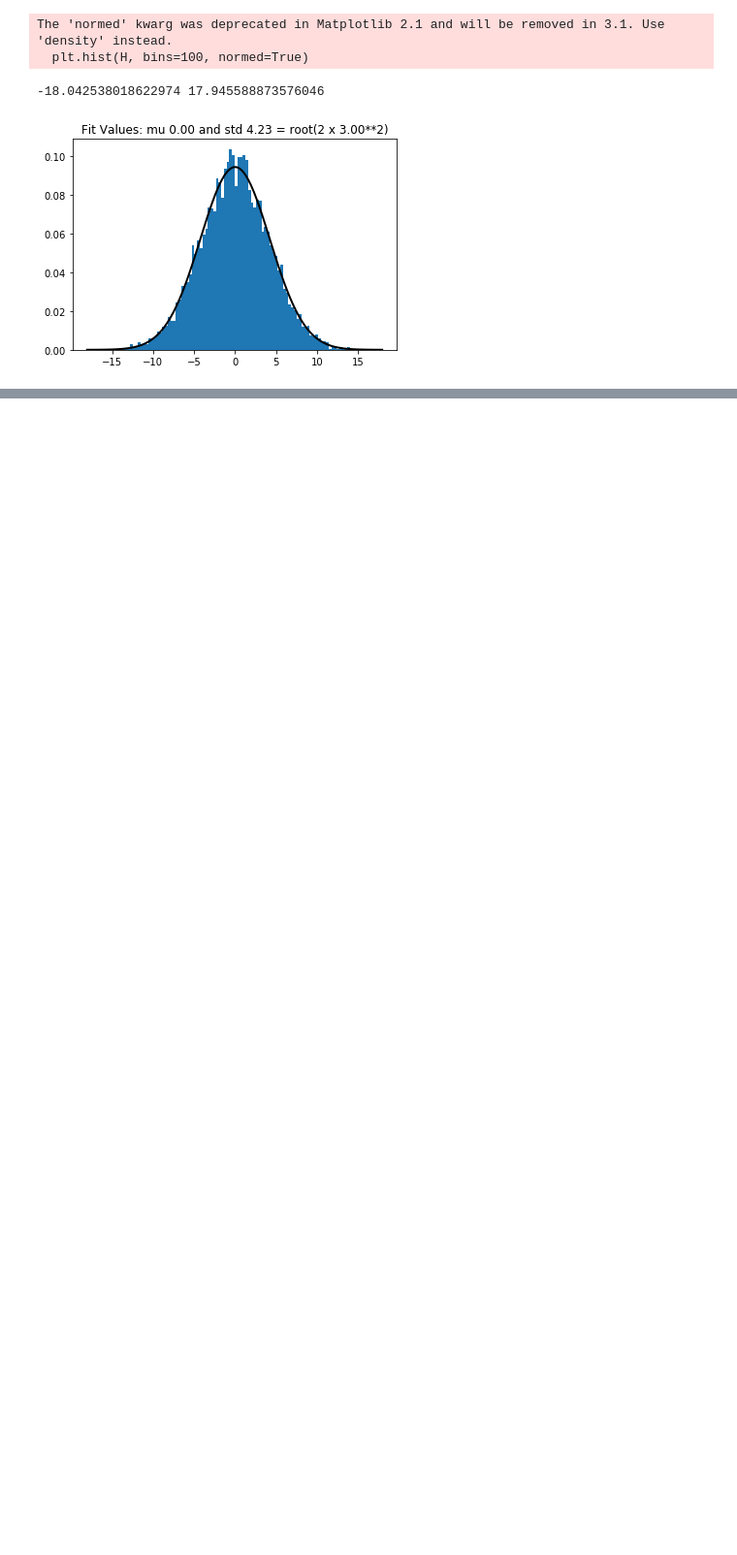
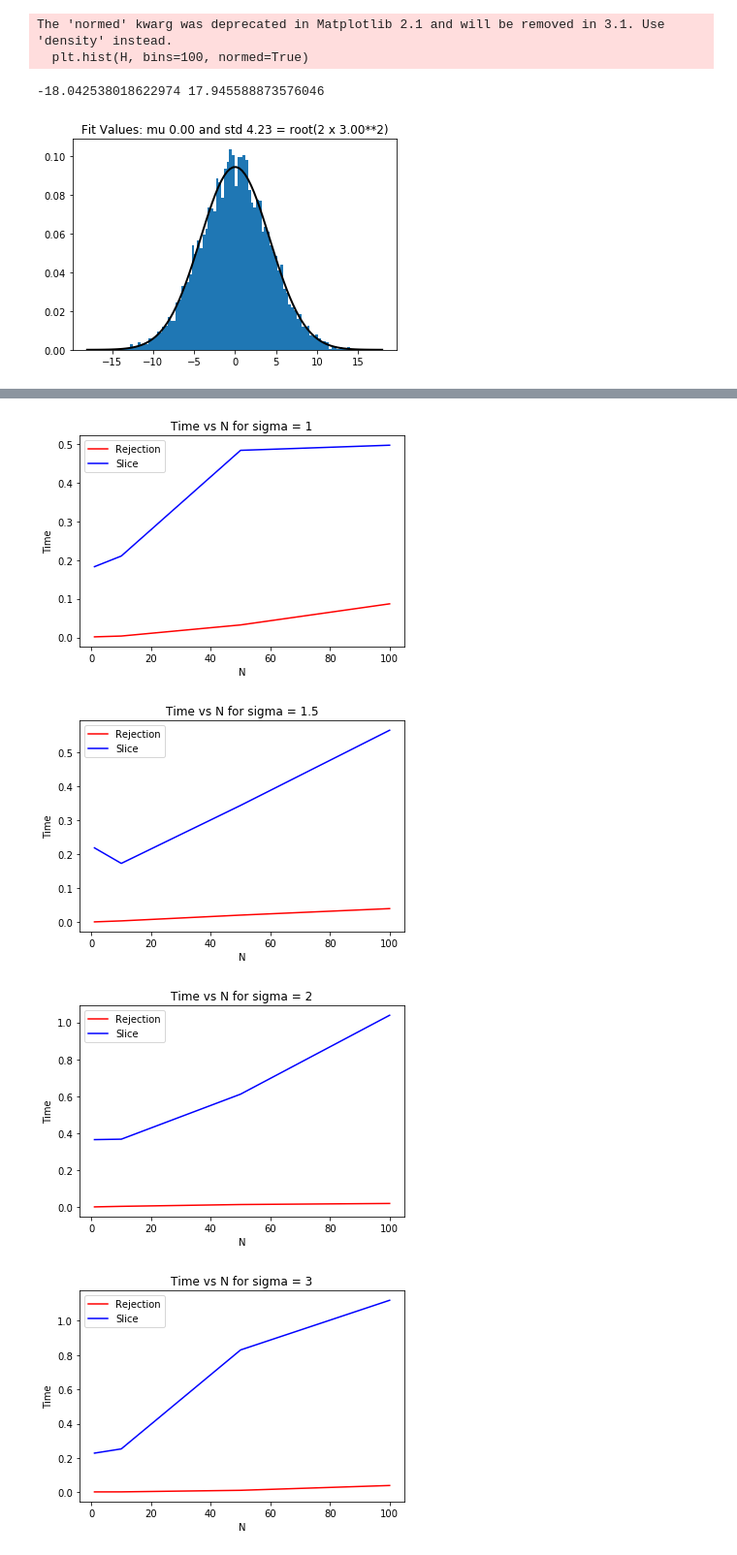
Before and after one commit to Artim436/stage1A, a Jupyter notebook: third_project/test_rejec.ipynb, the cells around one changed output, grey strips where cells are left out. Shown: that part at 97% size. Saved outputs shown, nothing was run; the diff lists cells and outputs as text; code cells hidden in the pictures; blank space fills up the shorter version.

```diff
--- a/third_project/test_rejec.ipynb
+++ b/third_project/test_rejec.ipynb
@@ -426,0 +392,31 @@ plt.show()
+# %%
+SIGMA = [1, 1.5, 2, 3, 5]
+N = [1, 10, 50, 100]
+
+def time_slice(s, n):
+    s2 = time.time()
+    R = _sample_parameter_r(n, 2, s)
+    e2 = time.time()
+    return e2-s2
+
+def time_reject(s,n):
+    s1 = time.time()
+    R2 = rejection_sampling_final(s, n)
+    e1 = time.time()
+    return e1 - s1
+
+for sig in SIGMA:
+    A = [time_reject(sig, n) for n in N]
+    B = [time_slice(sig, n) for n in N]
+    plt.plot(N, A, 'r', label='Rejection')
+    plt.plot(N, B, 'b', label='Slice')
+    plt.xlabel('N')
+    plt.ylabel('Time')
+    plt.title('Time vs N for sigma = ' + str(sig))
+    plt.legend()
+    plt.show()
+# %% [output]
+[figure, added]
+[figure, added]
+[figure, added]
+[figure, added]
```
Also changed, not shown: parts of 9 cells of this notebook.
